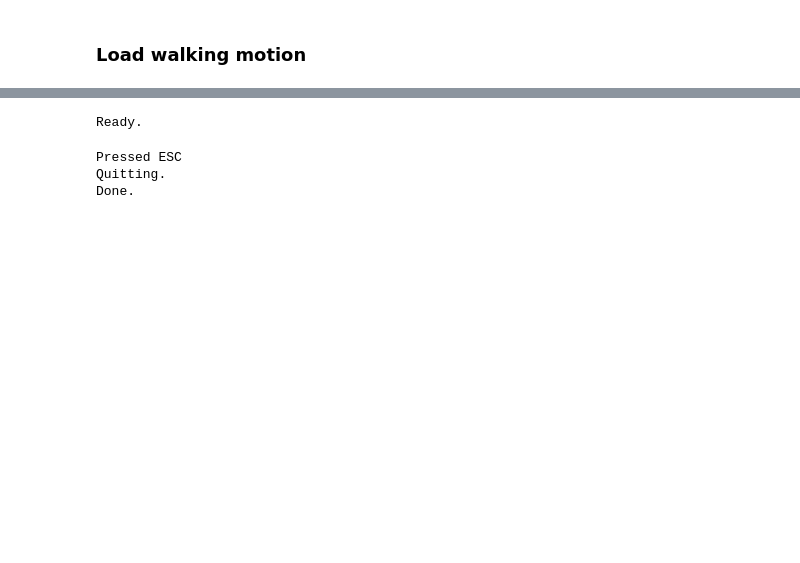
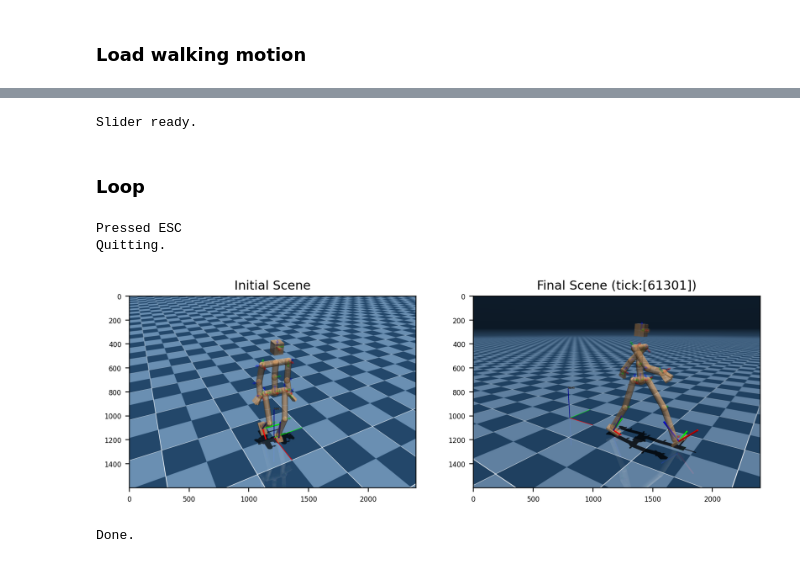
Before and after one commit to sjchoi86/mujoco-motion, a Jupyter notebook: code/demo_common_rig_02_walk_motion.ipynb, the cells around one changed output, grey strips where cells are left out. Drawn from its saved outputs; the diff is of its cells as text; code cells hidden in the pictures; blank space fills up the shorter version.

```diff
--- a/code/demo_common_rig_02_walk_motion.ipynb
+++ b/code/demo_common_rig_02_walk_motion.ipynb
@@ -63,6 +61,22 @@ joint_idxs_jac = env.get_idxs_jac(joint_names=rev_joint_names)
 q_rev_init = env.get_qpos_joints(rev_joint_names)
 n_rev_joint = len(rev_joint_names)
 # %%
+qrev_sliders = MultiSliderClass(
+    n_slider      = n_rev_joint,
+    title         = 'Joint position slider',
+    window_width  = 500,
+    window_height = 800,
+    x_offset      = 100,
+    y_offset      = 200,
+    slider_width  = 350,
+    label_texts   = rev_joint_names,
+    slider_mins   = env.rev_joint_mins,
+    slider_maxs   = env.rev_joint_maxs,
+    slider_vals   = q_rev_init,
+    resolution    = 0.01,
+    VERBOSE       = False
+)
+
 tick_slider = MultiSliderClass(
     n_slider      = 1,
     title         = 'Tick slider',
@@ -73,58 +87,85 @@ tick_slider = MultiSliderClass(
     slider_width  = 350,
     label_texts   = ['Tick'],
     slider_mins   = [0],
-    slider_maxs  = [L-1],
-    slider_vals  = [0],
-    resolution   = 0.5,
-    ADD_PLAYBACK = True,
-    VERBOSE      = False
+    slider_maxs   = [L-1],
+    slider_vals   = [0],
+    resolution    = 0.5,
+    ADD_PLAYBACK  = True,
+    VERBOSE       = False
 )
-for _ in range(100): tick_slider.update() # to avoid GIL-related error
-print ("Ready.")
+print ("Slider ready.")
 # %% [output]
-Ready.
+Slider ready.
+# %% [markdown]
+### Loop
 # %%
 # Initialize MuJoCo viewer
 env.init_viewer(viewer_title='Common Rig',viewer_width=1200,viewer_height=800,
                 viewer_hide_menus=True)
 env.update_viewer(azimuth=152,distance=3.0,elevation=-30,lookat=[0.02,-0.03,0.8])
 env.reset()
+FIRST_FLAG = True
 while env.is_viewer_alive():
+
     # Update
+    time.sleep(1e-10) # little delay helps
+    qrev_sliders.update()
     tick_slider.update()
     if tick_slider.PLAYBACK: # play mode
         tick = min(tick+1,L-1)
         if tick == (L-1): tick_slider.reset_playback()
         tick_slider.set_slider_values([tick])
-    else:
+    else: # stop mode
         slider_val = tick_slider.get_slider_values()
         tick = int(slider_val[0])
+    qrev_sliders.set_slider_values(qs[tick,:]) # set q slider
 
+    # FK
     q         = qs[tick,:] # [35]
     p_root    = p_roots[tick,:] # [3]
     quat_root = quat_roots[tick,:] # [4] quaternion
     env.set_p_root(root_name='base',p=p_root)
     env.set_quat_root(root_name='base',quat=quat_root[[3,0,1,2]])
     env.forward(q=q,joint_idxs=joint_idxs_fwd)
 
     # Render
-    if env.loop_every(tick_every=50) or tick_slider.PLAYBACK:
+    if env.loop_every(tick_every=100) or tick_slider.PLAYBACK:
         # Plot world frame
         env.plot_T(p=np.zeros(3),R=np.eye(3,3),
                    PLOT_AXIS=True,axis_len=0.5,axis_width=0.005)
         env.plot_T(p=np.array([0,0,0.5]),R=np.eye(3,3),
                    PLOT_AXIS=False,label="tick:[%d]"%(tick))
         # Plot foot
         env.plot_geom_T(geom_name='rfoot',axis_len=0.3)
         env.plot_geom_T(geom_name='lfoot',axis_len=0.3)
         # Plot revolute joints with arrow
         env.plot_joint_axis(axis_len=0.1,axis_r=0.01)
         env.render()
+
+    # Save image
+    if env.is_viewer_alive() and FIRST_FLAG:
+        scene_img_init = env.grab_image()
+        scene_img_final = scene_img_init.copy()
+        FIRST_FLAG = False
+    if env.is_viewer_alive() and env.loop_every(tick_every=1000):
+        scene_img_final = env.grab_image()
+
 # Close MuJoCo viewer
 env.close_viewer()
-tick_slider.close()
+qrev_sliders.close()
+1
+
+# Plot initial and final scenes
+fig,axs = plt.subplots(1,2,figsize=(10,4))
+plt.subplots_adjust(top=0.85,bottom=0.15,wspace=0.2,hspace=0.5)
+axs[0].imshow(scene_img_init)
+axs[0].set_title('Initial Scene',fontsize=11)
+axs[1].imshow(scene_img_final)
+axs[1].set_title('Final Scene (tick:[%d])'%(env.tick),fontsize=11)
+plt.show()
 print ("Done.")
 # %% [output]
 Pressed ESC
 Quitting.
-Done.
+[figure, added]
+Done.
```
Also changed, not shown: parts of 5 cells of this notebook, 16 other files.
